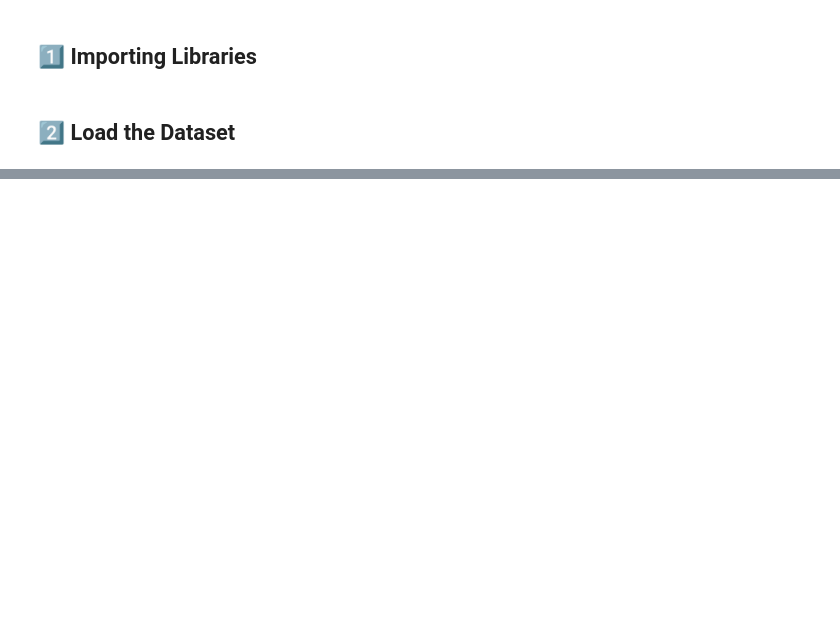
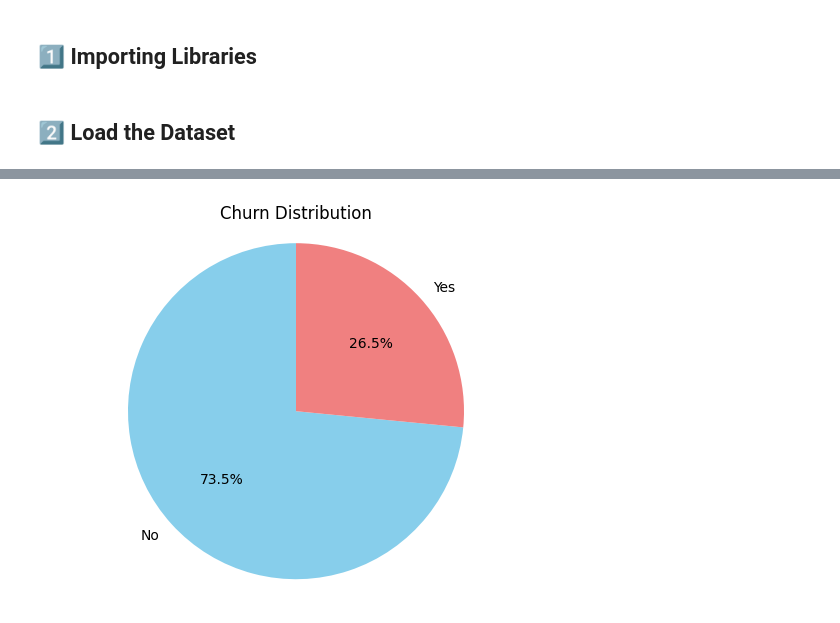
Before and after one commit to amiabl-programr/fbs-final-assessment, a Jupyter notebook: final_project.ipynb, the cells around one changed output, grey strips where cells are left out. Drawn from its saved outputs; the diff is of its cells as text; code cells hidden in the pictures; blank space fills up the shorter version.

```diff
--- a/final_project.ipynb
+++ b/final_project.ipynb
@@ -19,0 +179,10 @@ df.head()
+# %%
+#visualisation of distribution of churn
+churn_counts = df_regression['Churn'].value_counts()
+
+plt.pie(churn_counts, labels=churn_counts.index, autopct='%1.1f%%', startangle=90, colors=['skyblue', 'lightcoral'])
+plt.title('Churn Distribution')
+plt.axis('equal')
+plt.show()
+# %% [output]
+[figure, added]
```
Also changed, not shown: parts of 27 cells of this notebook, 1 other file.
